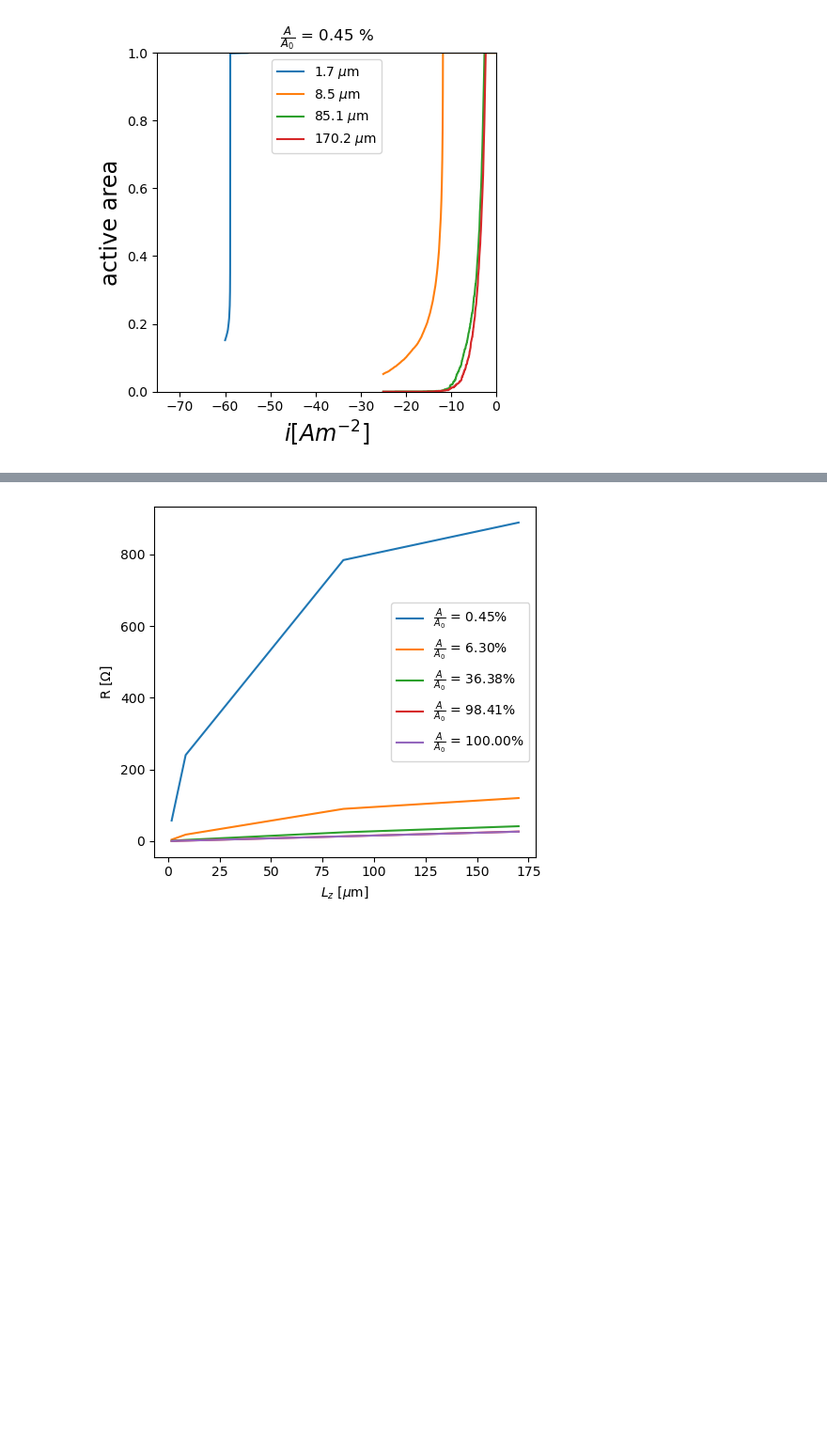
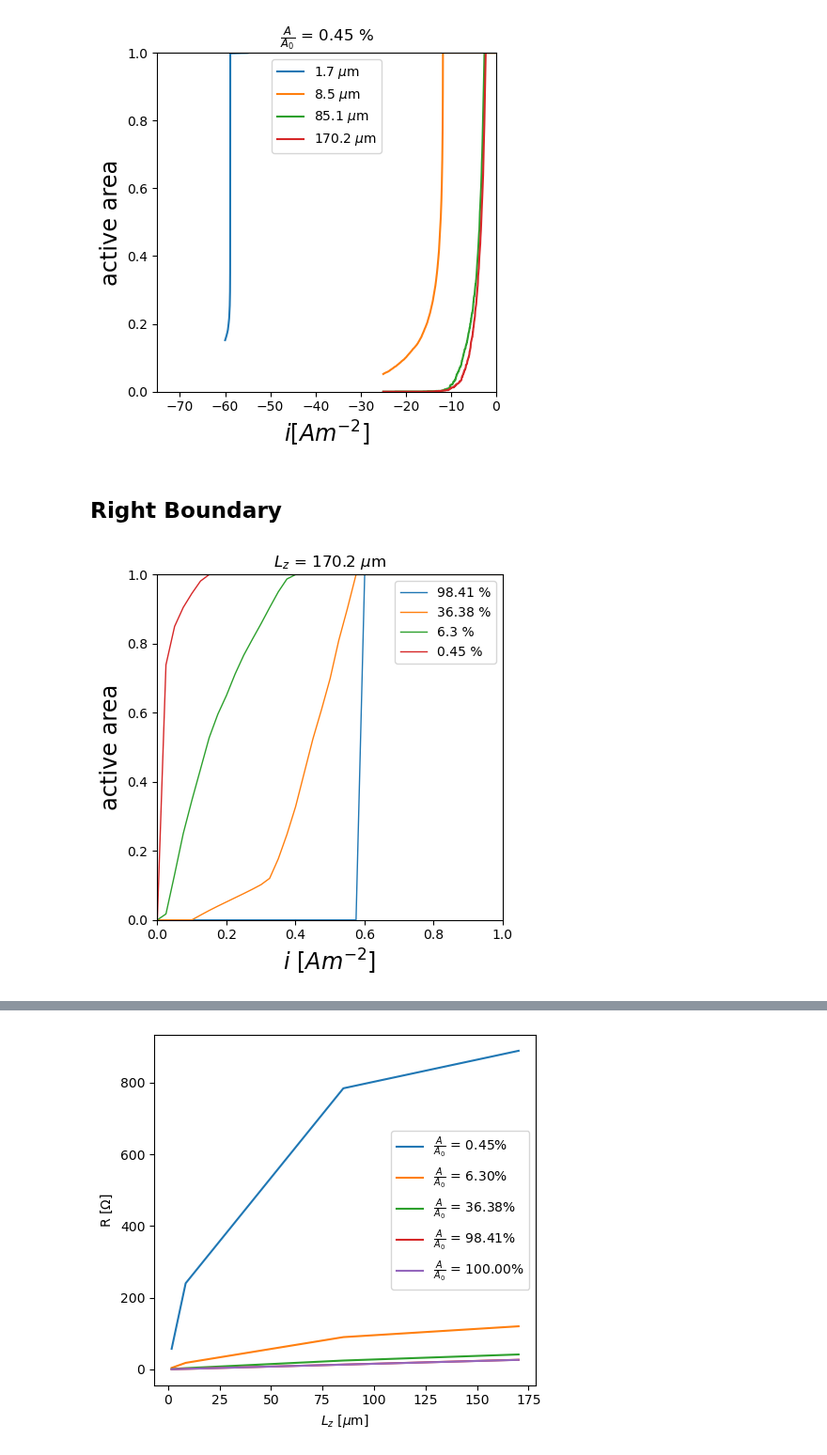
Before and after one commit to molel-gt/ssb, a Jupyter notebook: reports.ipynb, the cells around one changed output, grey strips where cells are left out. Shown at 94% size. Drawn from its saved outputs; the diff is of its cells as text; code cells hidden in the pictures; blank space fills up the shorter version.

Commit message:
update right boundary current distribution lines

```diff
--- a/reports.ipynb
+++ b/reports.ipynb
@@ -76,3 +78,30 @@ plt.tight_layout()
 plt.savefig(f'figures/study_2_cdf-id{img_id}.png', dpi=1200)
 # %% [output]
 [figure]
+# %% [markdown]
+## Right Boundary
+# %%
+limits = {
+    1: [40, 65],
+    5: [0, 15],
+    50: [0, 1.5],
+    100: [0, 1.0],
+}
+Lz = 100
+fig, ax = plt.subplots()
+for img_id in [6, 11, 16, 22]:
+    data_path = os.path.join(f"mesh/study_2/test{img_id}/470-470-{Lz}_000-000-000/", "cdf.csv")
+    df = pd.read_csv(data_path)
+    ax.plot(-df['i [A/m2]'], df['p_right'], label=f'{areas[img_id]} %', linewidth=1)
+
+ax.set_xlabel(r'$i$ $[Am^{-2}]$', fontdict={'fontsize': 'xx-large'})
+ax.set_ylabel('active area', fontdict={'fontsize': 'xx-large'})
+ax.set_title(f'$L_z$ = {800/470 * Lz:.1f} $\mu$m')
+ax.set_box_aspect(1)
+ax.set_ylim([0, 1])
+ax.set_xlim(limits[Lz])
+ax.legend()
+plt.tight_layout()
+plt.savefig(f'figures/study_2_cdf_{Lz}r.png', dpi=1200)
+# %% [output]
+[figure, added]
```
Also changed, not shown: parts of 5 cells of this notebook, 8 other files.
